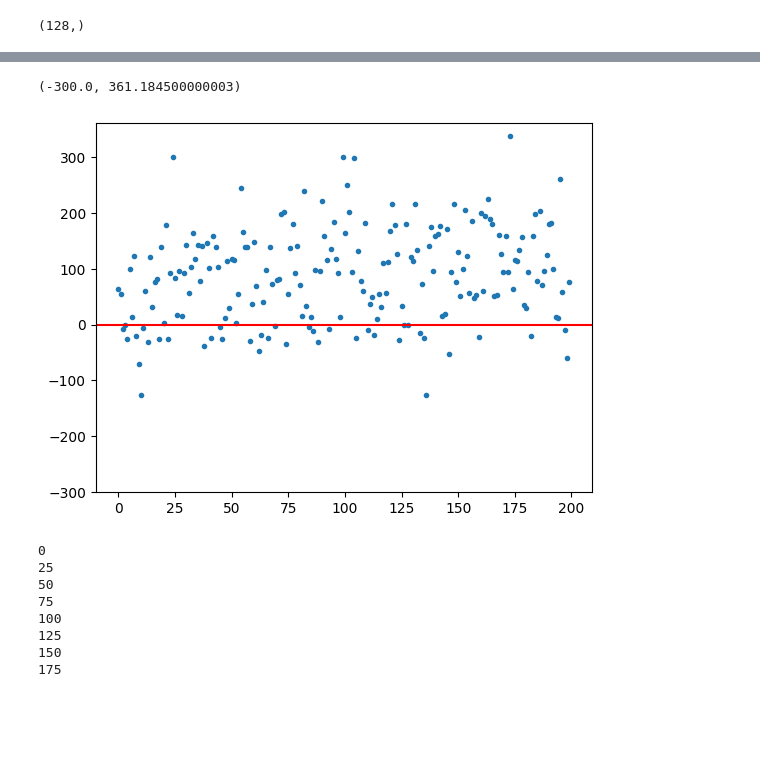
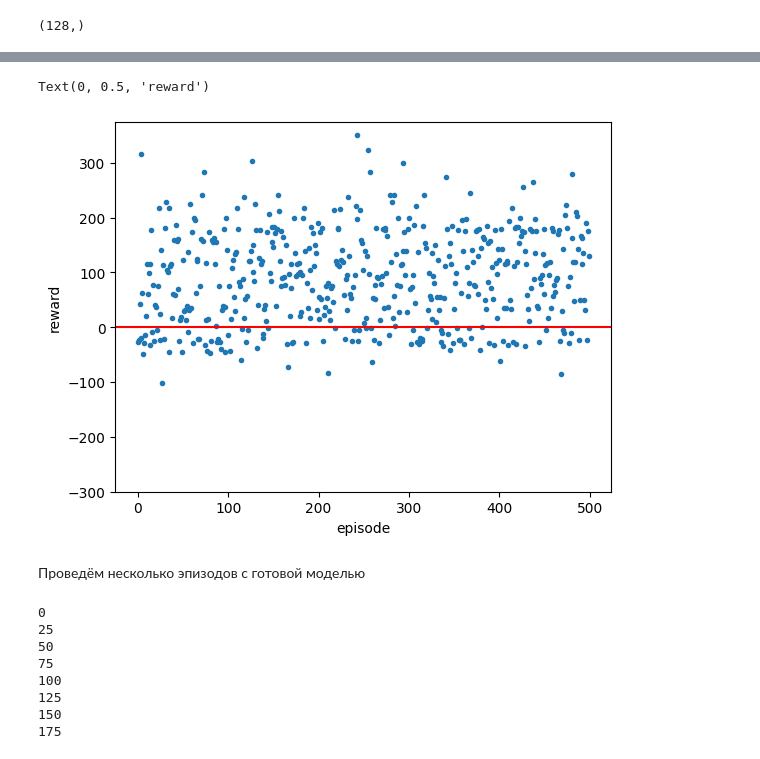
Before and after one commit to Flawed1/ml_2024, a Jupyter notebook: project.ipynb, the cells around one changed output, grey strips where cells are left out. Saved outputs shown, nothing was run; the diff lists cells and outputs as text; code cells hidden in the pictures; blank space fills up the shorter version.

```diff
--- a/project.ipynb
+++ b/project.ipynb
@@ -481,7 +503,7 @@ class ActorNetwork(nn.Module):
         self.load_state_dict(torch.load(filename))
 # %%
 class CriticNetwork(nn.Module):
-    def __init__(self, input_dims, alpha, hidden_dims: list[int]):
+    def __init__(self, input_dims: int, alpha: float, hidden_dims: list[int]) -> None:
         super(CriticNetwork, self).__init__()
         self.critic = nn.Sequential(
             nn.Linear(input_dims, hidden_dims[0]),
@@ -496,10 +518,11 @@ class CriticNetwork(nn.Module):
         )
 
         self.optimizer = optim.Adam(self.parameters(), lr=alpha)
+        self.scheduler = torch.optim.lr_scheduler.StepLR(self.optimizer, step_size=30, gamma=0.99)
         self.device = torch.device('cuda:0' if torch.cuda.is_available() else 'cpu')
         self.to(self.device)
 
-    def forward(self, state):
+    def forward(self, state) -> torch.Tensor:
         value = self.critic(state)
         return value
 
@@ -623,6 +646,7 @@ def ppo_learning(env: gym.Env, estimator: Agent, n_episodes: int) -> list[int]:
             steps += 1
             if steps % STEPS_TO_LEARN == 0:
                 estimator.learn()
+                estimator.scheduler_step()
                 learning_steps += 1
             if is_terminated or is_truncated:
                 break
@@ -637,10 +661,10 @@ env.observation_space.shape
 # %% [output]
 (128,)
 # %%
-agent = Agent(env.action_space.n, env.observation_space.shape[0], alpha=0.0002)
+agent = Agent(env.action_space.n, env.observation_space.shape[0], alpha=0.000002)
 # %%
 rewards: list[float] = list()
 # %%
 env = gym.make("ALE/Assault-ram-v5")
 # %%
-rewards.extend(ppo_learning(env, agent, 150))
+rewards.extend(ppo_learning(env, agent, 500))
@@ -665,13 +671,17 @@ rewards.extend(ppo_learning(env, agent, 150))
 # %%
 plt.plot(rewards, ".")
 # plt.plot(np.poly1d(np.polyfit(range(len(rewards)), rewards, 2))(rewards))
 plt.axhline(color="red")
 plt.ylim(bottom=-300)
+plt.xlabel("episode")
+plt.ylabel("reward")
 # %% [output]
-(-300.0, 361.184500000003)
+Text(0, 0.5, 'reward')
-[figure, old version]
+[figure, new version]
 # %%
 env.close()
+# %% [markdown]
+Проведём несколько эпизодов с готовой моделью
 # %%
 env = gym.make("ALE/Assault-ram-v5")
 
```
Also changed, not shown: parts of 22 cells of this notebook.
